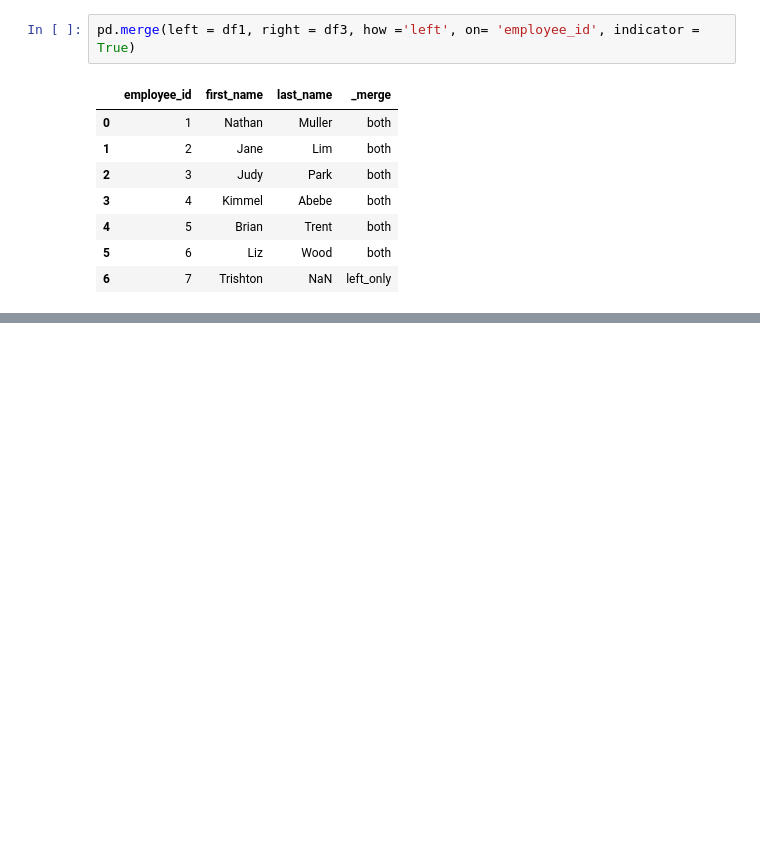
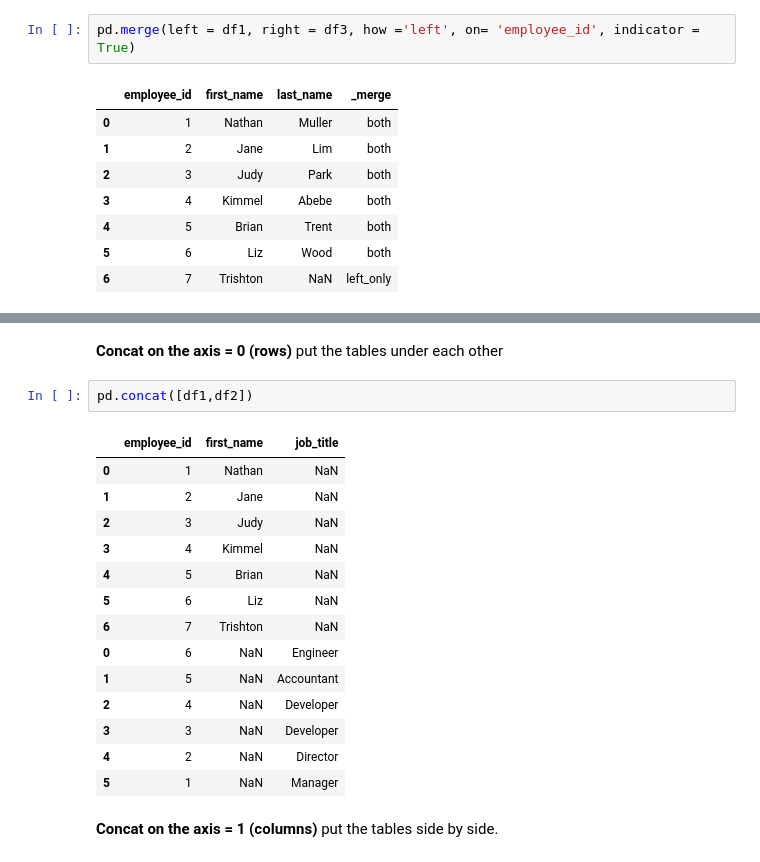
Before and after one commit to Imanhamza/Intoduction-into-pandas, a Jupyter notebook: intro_to_pandas.ipynb, the cells around one changed output, grey strips where cells are left out. Drawn from its saved outputs; the diff is of its cells as text; blank space fills up the shorter version.

```diff
--- a/intro_to_pandas.ipynb
+++ b/intro_to_pandas.ipynb
@@ -579,0 +656,23 @@ pd.merge(left = df1, right = df3, how ='left', on= 'employee_id', indicator = Tr
+# %% [markdown]
+**Concat on the axis = 0 (rows)**
+put the tables under each other
+# %%
+pd.concat([df1,df2])
+# %% [output]
+|  | employee_id | first_name | job_title |
+| 0 | 1 | Nathan | NaN |
+| 1 | 2 | Jane | NaN |
+| 2 | 3 | Judy | NaN |
+| 3 | 4 | Kimmel | NaN |
+| 4 | 5 | Brian | NaN |
+| 5 | 6 | Liz | NaN |
+| 6 | 7 | Trishton | NaN |
+| 0 | 6 | NaN | Engineer |
+| 1 | 5 | NaN | Accountant |
+| 2 | 4 | NaN | Developer |
+| 3 | 3 | NaN | Developer |
+| 4 | 2 | NaN | Director |
+| 5 | 1 | NaN | Manager |
+# %% [markdown]
+**Concat on the axis = 1 (columns)**
+ put the tables side by side.
```
Also changed, not shown: parts of 20 cells of this notebook.
